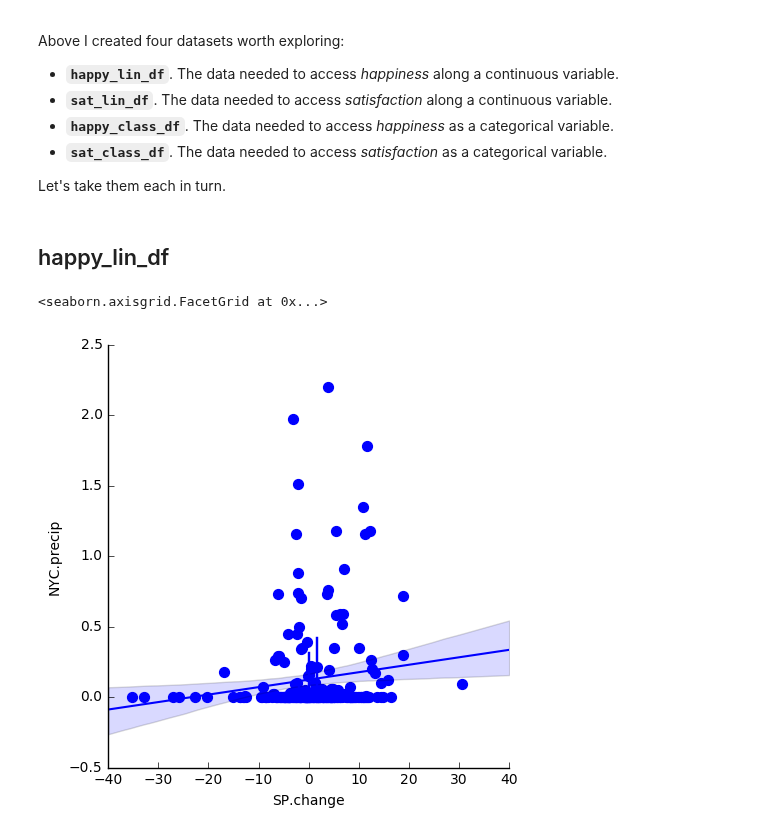
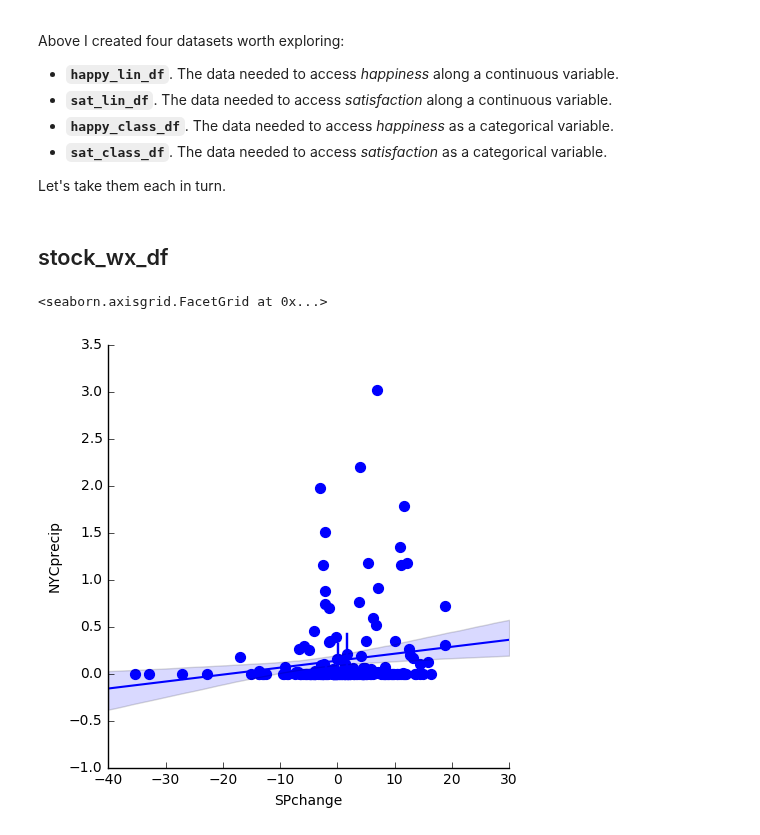
Before and after one commit to colarusso/codingthelaw, a Jupyter notebook: Fall_2017/work/JeffGitsIt/p3/code_sample_1-Copy1.ipynb, the cells around one changed output. Drawn from its saved outputs; the diff is of its cells as text; code cells hidden in the pictures.

```diff
--- a/Fall_2017/work/JeffGitsIt/p3/code_sample_1-Copy1.ipynb
+++ b/Fall_2017/work/JeffGitsIt/p3/code_sample_1-Copy1.ipynb
@@ -225,7 +147,0 @@ processed_data_df.head()
-# %%
-# To make sure all of your columns are stored as numbers, use the pd.to_numeric method like so.
-raw_data_df = raw_data_df.apply(pd.to_numeric, errors='coerce')
-# errors='coerce' will set things that can't be converted to numbers to NaN
-# so you'll want to drop these like so.
-raw_data_df = raw_data_df.dropna()
-raw_data_df.head()
@@ -245,12 +149,12 @@ processed_data_df.head()
 # I'm now going to make a set of tables to be used in training some models
 # The first set will be for linear regressions where the traget is numeric.
 # Happiness
-happy_lin_df = raw_data_df[[
-                               'SP.change',
-                               'NYC.temp',
+stock_wx_df = raw_data_df[[
+                               'SPchange',
+                               'NYCtemp',
                                'Visibility',
-                                'NYC.wind',
-                                'NYC.precip'
+                                'NYCwind',
+                                'NYCprecip'
                                ]].copy()
-happy_lin_df.head()
+stock_wx_df.head()
 # %% [output]
@@ -296,17 +175,15 @@ Above I created four datasets worth exploring:
 
 Let's take them each in turn.
 # %% [markdown]
-## happy_lin_df
+## stock_wx_df
 # %%
-data = happy_lin_df
-
-
+data = stock_wx_df
 
 holdout = data.sample(frac=0.05)
 training = data.loc[~data.index.isin(holdout.index)]
 # %%
-sns.lmplot(x="SP.change", y="NYC.precip", data=training, x_estimator=np.mean, order=1)
+sns.lmplot(x="SPchange", y="NYCprecip", data=training, x_estimator=np.mean, order=1)
 # %% [output]
 <seaborn.axisgrid.FacetGrid at 0x...>
-[figure, old version]
+[figure, new version]
 # %%
```
Also changed, not shown: parts of 36 cells of this notebook.
